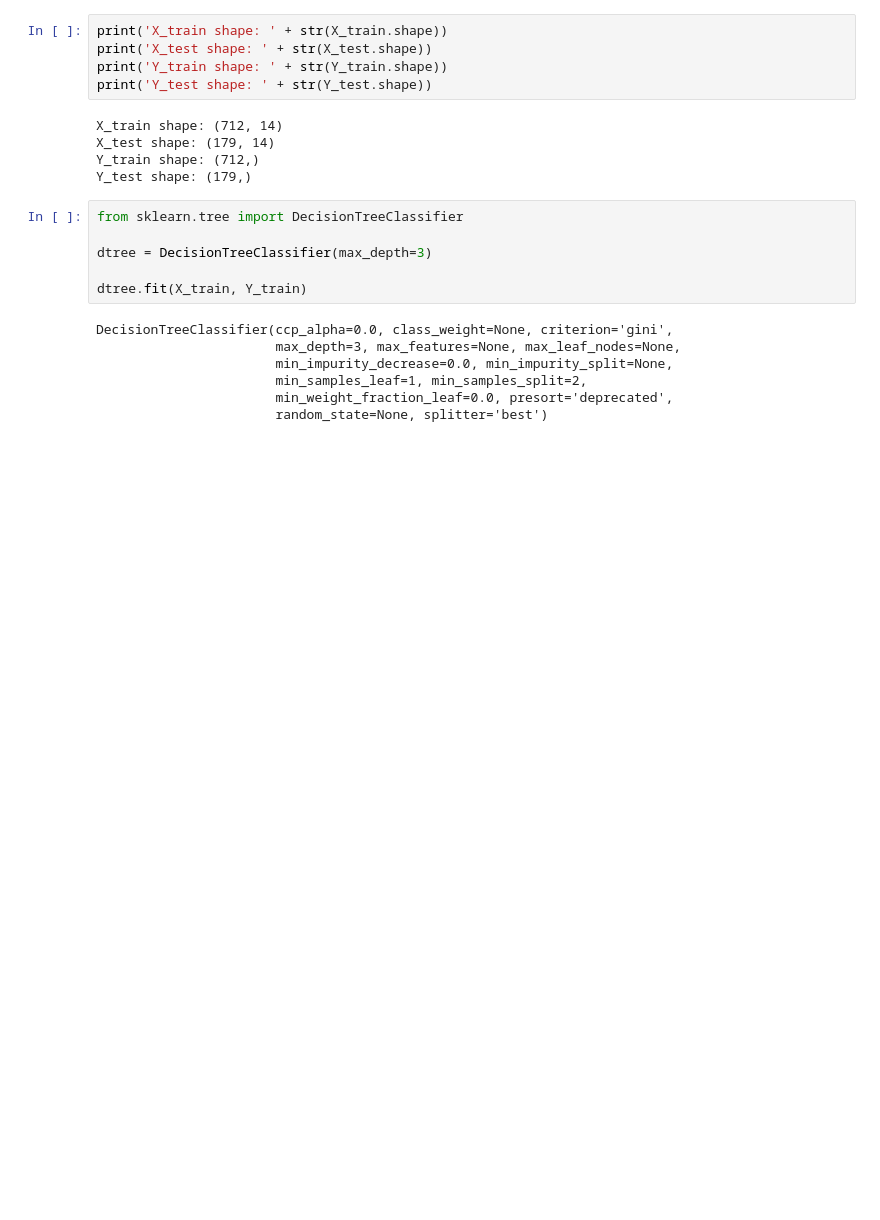
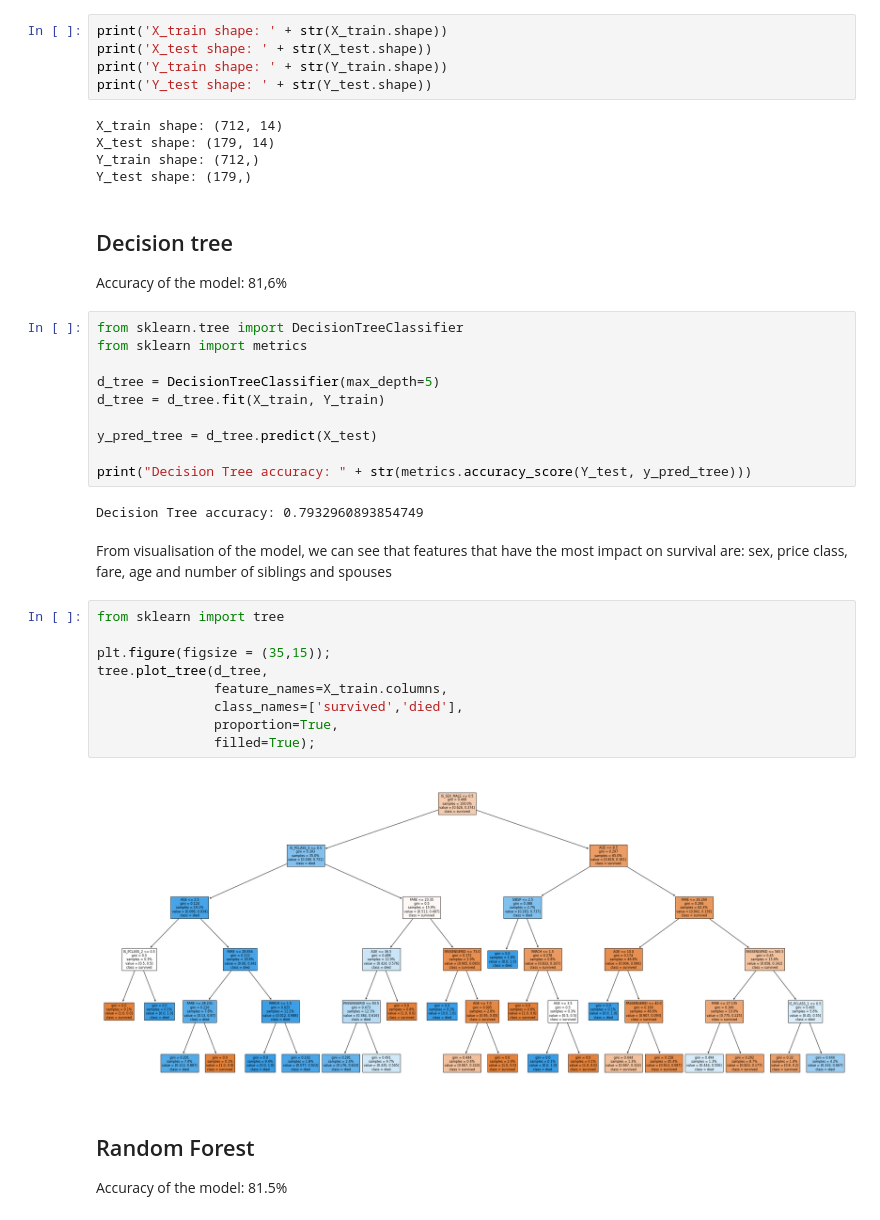
Before and after one commit to WaznyKamo/Titanic-data-analysis-and-prediction, a Jupyter notebook: Titanic_data_analysis.ipynb, the cells around one changed output. Cells and saved outputs as stored; diff of their text form; blank space fills up the shorter version.

Commit message:
added dtree visualisation and random forrest classification

```diff
--- a/Titanic_data_analysis.ipynb
+++ b/Titanic_data_analysis.ipynb
@@ -247,16 +252,36 @@ X_train shape: (712, 14)
 X_test shape: (179, 14)
 Y_train shape: (712,)
 Y_test shape: (179,)
+# %% [markdown]
+## Decision tree
+
+Accuracy of the model: 81,6%
 # %%
 from sklearn.tree import DecisionTreeClassifier
+from sklearn import metrics
 
-dtree = DecisionTreeClassifier(max_depth=3)
+d_tree = DecisionTreeClassifier(max_depth=5)
+d_tree = d_tree.fit(X_train, Y_train)
 
-dtree.fit(X_train, Y_train)
+y_pred_tree = d_tree.predict(X_test)
+
+print("Decision Tree accuracy: " + str(metrics.accuracy_score(Y_test, y_pred_tree)))
 # %% [output]
-DecisionTreeClassifier(ccp_alpha=0.0, class_weight=None, criterion='gini',
-                       max_depth=3, max_features=None, max_leaf_nodes=None,
-                       min_impurity_decrease=0.0, min_impurity_split=None,
-                       min_samples_leaf=1, min_samples_split=2,
-                       min_weight_fraction_leaf=0.0, presort='deprecated',
-                       random_state=None, splitter='best')
+Decision Tree accuracy: 0.7932960893854749
+# %% [markdown]
+From visualisation of the model, we can see that features that have the most impact on survival are: sex, price class, fare, age and number of siblings and spouses
+# %%
+from sklearn import tree
+
+plt.figure(figsize = (35,15));
+tree.plot_tree(d_tree,
+               feature_names=X_train.columns,
+               class_names=['survived','died'],
+               proportion=True,
+               filled=True);
+# %% [output]
+[figure, added]
+# %% [markdown]
+## Random Forest
+
+Accuracy of the model: 81.5%
```
Also changed, not shown: parts of 3 cells of this notebook.
